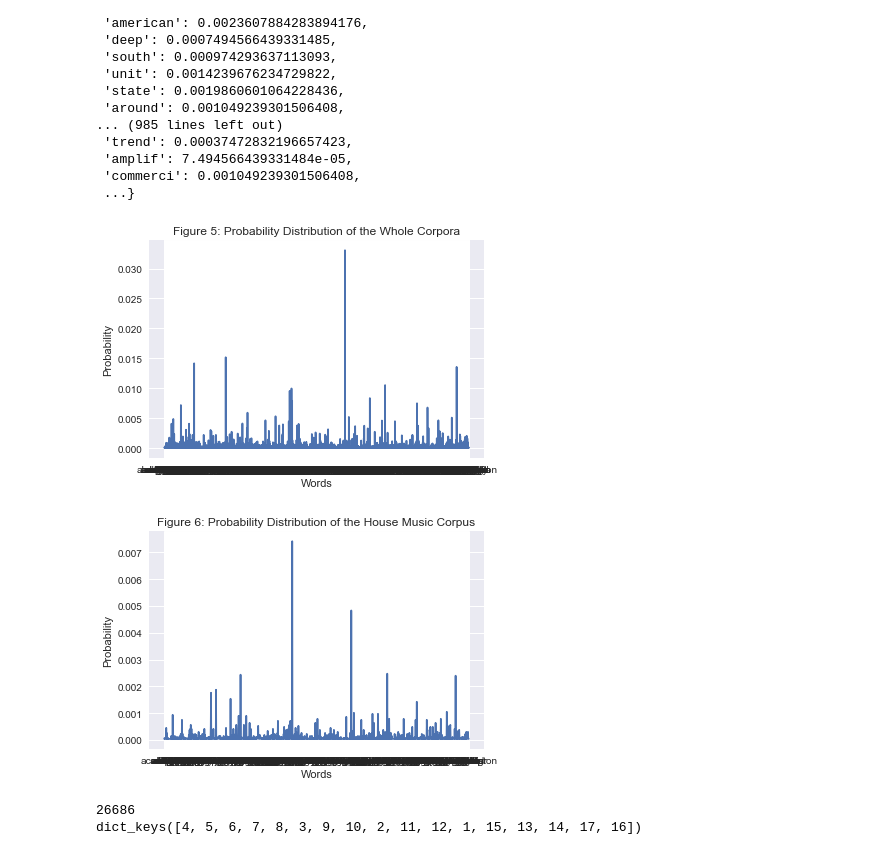
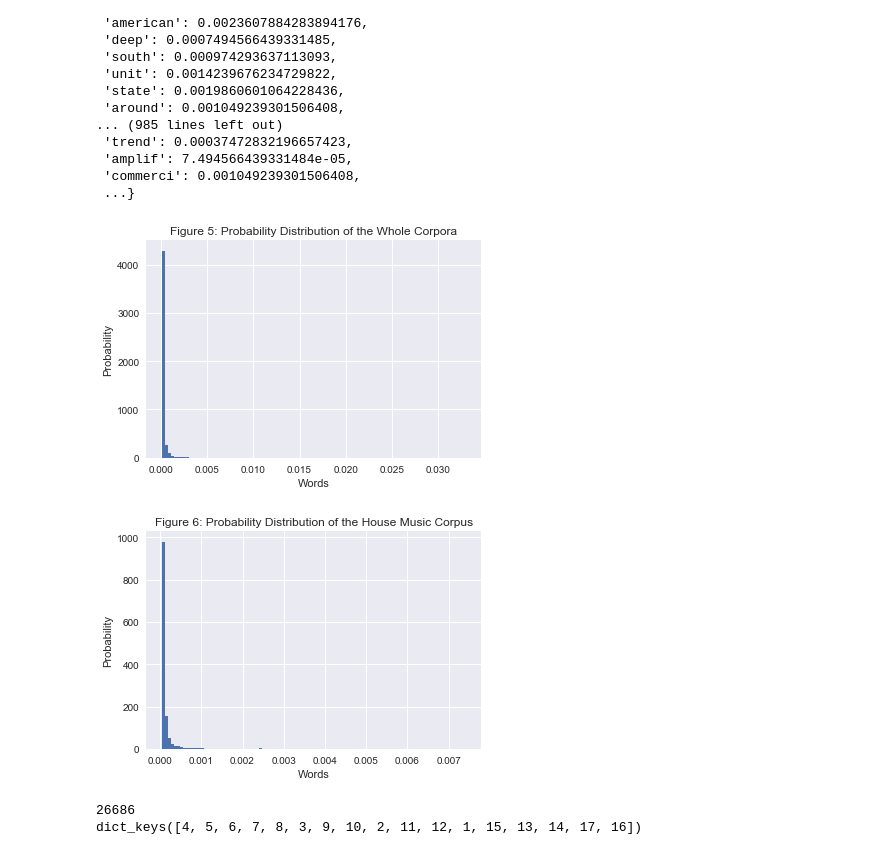
Before and after one commit to xywu-soc/content-analysis-2018, a Jupyter notebook: 2-Corpus-Linguistics/2-Corpus-Linguistics.ipynb, the cells around one changed output. Cells and saved outputs as stored; diff of their text form; code cells hidden in the pictures.

```diff
--- a/2-Corpus-Linguistics/2-Corpus-Linguistics.ipynb
+++ b/2-Corpus-Linguistics/2-Corpus-Linguistics.ipynb
@@ -951,15 +951,18 @@ word_prob
  ...}
 # %%
 # There are only a few words with high probablities, while most of the words have low probablities
-word_lst = sorted(word_prob.items()) # sorted by key, return a list of tuples
+word_lst = []
+for word in sorted(word_prob, key=word_prob.get, reverse=True):
+    temp = (word, word_prob[word])
+    word_lst.append(temp)
 x, y = zip(*word_lst) # unpack a list of pairs into two tuples
-plt.plot(x, y)
+plt.hist(y, bins=100)
 plt.title('Figure 5: Probability Distribution of the Whole Corpora')
 plt.xlabel('Words')
 plt.ylabel('Probability')
 plt.show()
 # %% [output]
-[figure, old version]
+[figure, new version]
 # %%
 # Get probability distribution for the House Music Corpus
 # Again, only a few words have high probabilities, while most words have low probabilities
@@ -970,15 +973,18 @@ for k, v in music_fdist1.items():
 for k, v in music_fdist1.items():
     word_prob1[k] = v/total_count
 
-word_lst1 = sorted(word_prob1.items()) # sorted by key, return a list of tuples
+word_lst = []
+for word in sorted(word_prob, key=word_prob.get, reverse=True):
+    temp = (word, word_prob[word])
+    word_lst.append(temp)
 x, y = zip(*word_lst1) # unpack a list of pairs into two tuples
-plt.plot(x, y)
+plt.hist(y, bins=100)
 plt.title('Figure 6: Probability Distribution of the House Music Corpus')
 plt.xlabel('Words')
 plt.ylabel('Probability')
 plt.show()
 # %% [output]
-[figure, old version]
+[figure, new version]
 # %%
 # Get conditional frequency distribution
 music_cfdist = nltk.ConditionalFreqDist(((len(w), w) for w in music_df[\
```
Also changed, not shown: parts of 13 cells of this notebook.
